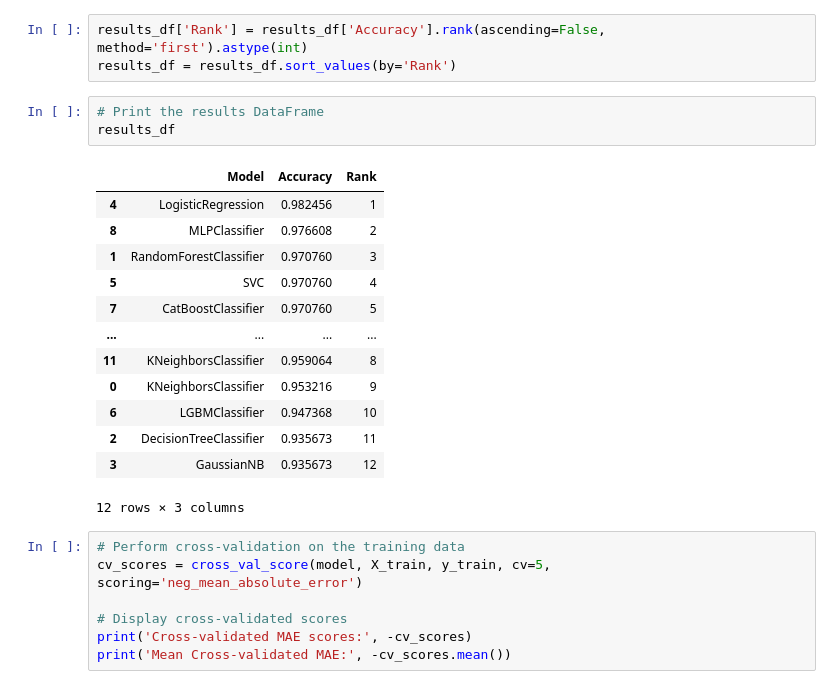
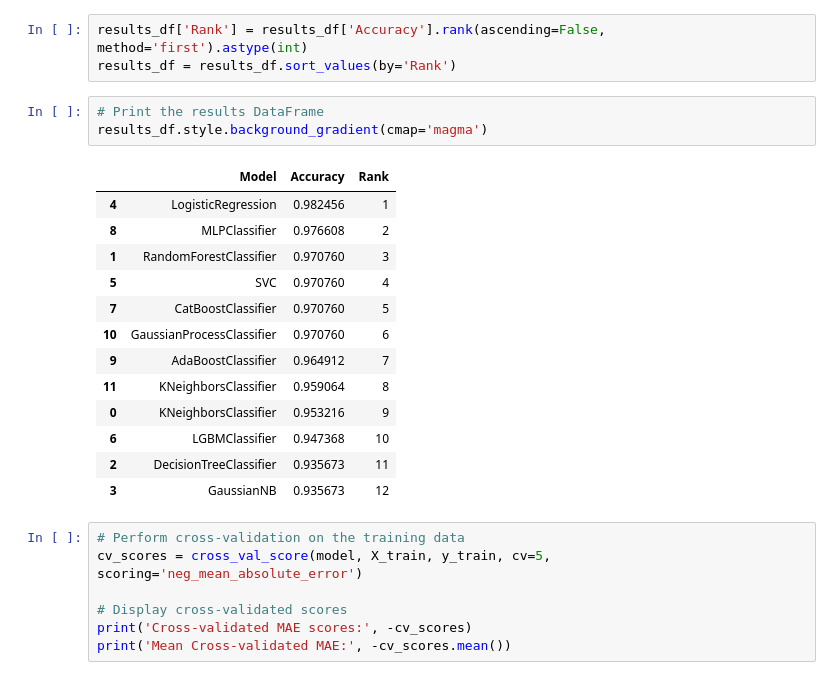
Before and after one commit to HsucheChiang/Advanced_Lane_Detection, a Jupyter notebook: breast-cancer-classification.ipynb, the cells around one changed output. Cells and saved outputs as stored; diff of their text form.

```diff
--- a/breast-cancer-classification.ipynb
+++ b/breast-cancer-classification.ipynb
@@ -454,21 +454,21 @@ results_df['Rank'] = results_df['Accuracy'].rank(ascending=False, method='first'
 results_df = results_df.sort_values(by='Rank')
 # %%
 # Print the results DataFrame
-results_df
+results_df.style.background_gradient(cmap='magma')
 # %% [output]
 |  | Model | Accuracy | Rank |
 | 4 | LogisticRegression | 0.982456 | 1 |
 | 8 | MLPClassifier | 0.976608 | 2 |
 | 1 | RandomForestClassifier | 0.970760 | 3 |
 | 5 | SVC | 0.970760 | 4 |
 | 7 | CatBoostClassifier | 0.970760 | 5 |
-| ... | ... | ... | ... |
+| 10 | GaussianProcessClassifier | 0.970760 | 6 |
+| 9 | AdaBoostClassifier | 0.964912 | 7 |
 | 11 | KNeighborsClassifier | 0.959064 | 8 |
 | 0 | KNeighborsClassifier | 0.953216 | 9 |
 | 6 | LGBMClassifier | 0.947368 | 10 |
 | 2 | DecisionTreeClassifier | 0.935673 | 11 |
 | 3 | GaussianNB | 0.935673 | 12 |
-12 rows × 3 columns
 # %%
 # Perform cross-validation on the training data
 cv_scores = cross_val_score(model, X_train, y_train, cv=5, scoring='neg_mean_absolute_error')
```
Also changed, not shown: parts of 3 cells of this notebook.
